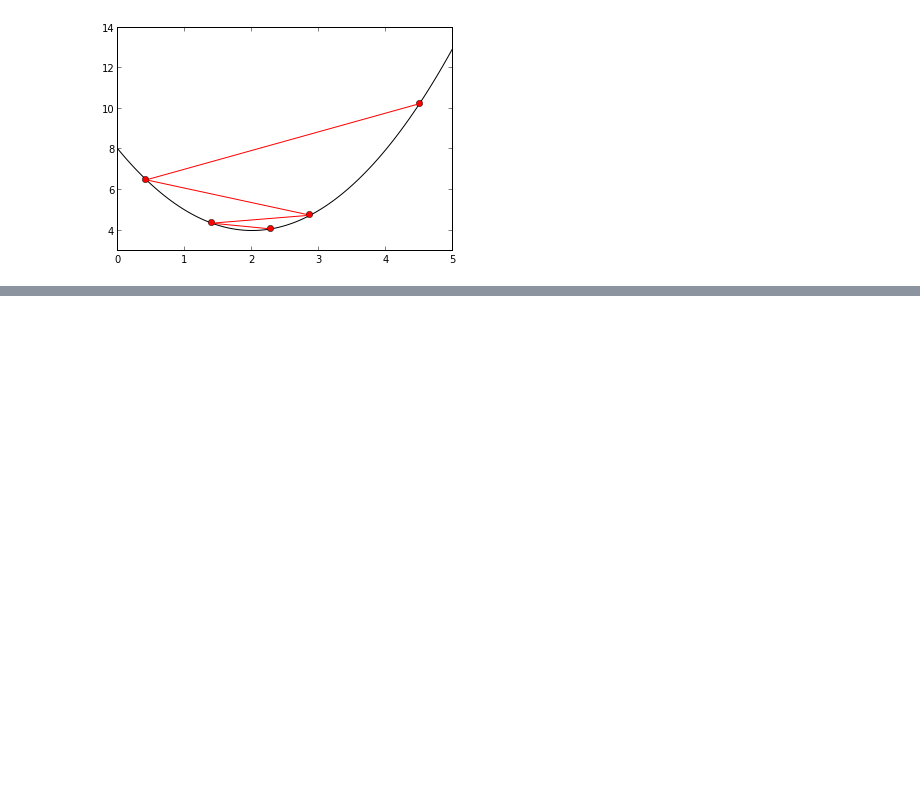
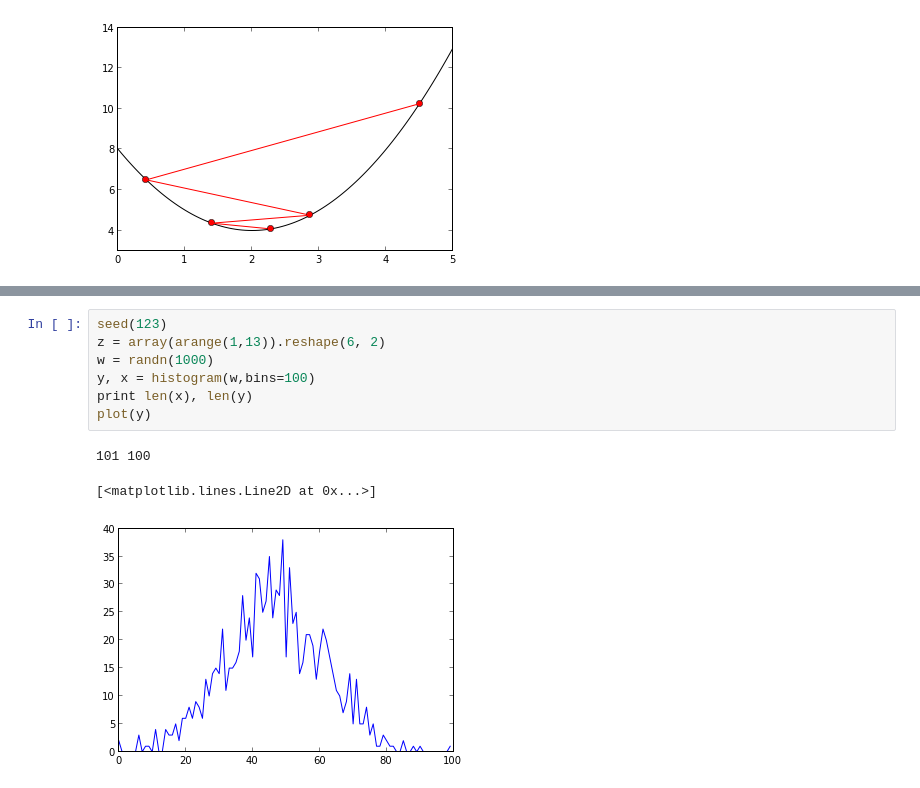
Before and after one commit to Chuphay/python, a Jupyter notebook: ipy/ipy/m learning.ipynb, the cells around one changed output, grey strips where cells are left out. Saved outputs shown, nothing was run; the diff lists cells and outputs as text; blank space fills up the shorter version.

```diff
--- a/ipy/ipy/m learning.ipynb
+++ b/ipy/ipy/m learning.ipynb
@@ -29,0 +56,11 @@ plot(z,y,'m.')
+# %%
+seed(123)
+z = array(arange(1,13)).reshape(6, 2)
+w = randn(1000)
+y, x = histogram(w,bins=100)
+print len(x), len(y)
+plot(y)
+# %% [output]
+101 100
+[<matplotlib.lines.Line2D at 0x...>]
+[figure, added]
```
Also changed, not shown: parts of 3 cells of this notebook, 2 other files.
